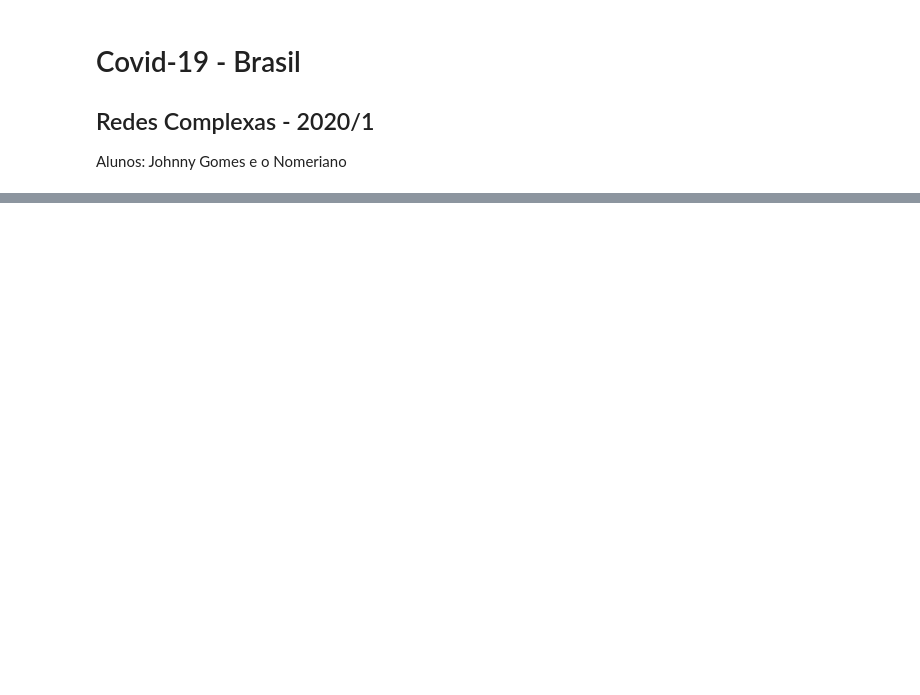
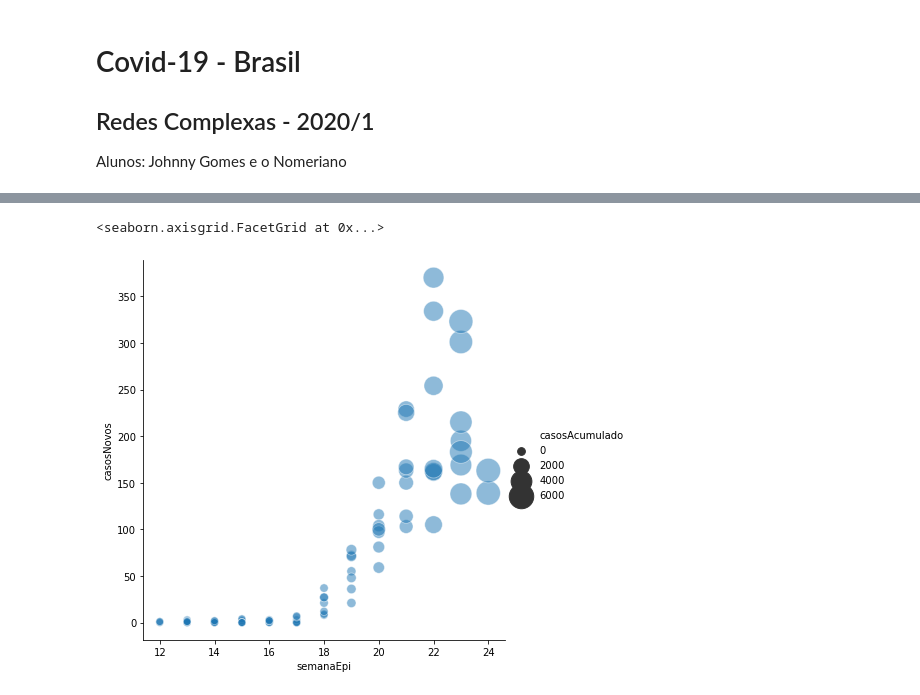
Before and after one commit to JohnnyUFT/RedesComplexas, a Jupyter notebook: Covid19.ipynb, the cells around one changed output, grey strips where cells are left out. Saved outputs shown, nothing was run; the diff lists cells and outputs as text; code cells hidden in the pictures; blank space fills up the shorter version.

```diff
--- a/Covid19.ipynb
+++ b/Covid19.ipynb
@@ -49,0 +42,3 @@ G = nx.Graph()
+# %%
+# lê info regionais - divididos por estados, inclusive
+df = pd.read_csv("./data/covid_regioes.csv")
@@ -49,0 +47,7 @@ G = nx.Graph()
+# %%
+# separacao visual dos dados em relacao ao atributo 'regiao'
+#casos_Norte = df.loc[df2.regiao == 'Norte']
+
+# posteriormente esses slices podem ser feitos em relacao aos estados
+casos_TO = df.loc[(df.regiao == 'Norte') & (df.estado == 'TO')]
+casos_AM = df.loc[(df.regiao == 'Norte') & (df.estado == 'AM')]
@@ -49,0 +85,8 @@ G = nx.Graph()
+# %%
+# grafico do crescimento de novos casos ao longos das semanas
+sns.relplot(x="semanaEpi", y="casosNovos",
+            sizes=(60, 600), alpha=.5, size='casosAcumulado', palette="muted",
+            height=6, data=casos_TO)
+# %% [output]
+<seaborn.axisgrid.FacetGrid at 0x...>
+[figure, added]
```
Also changed, not shown: parts of 43 cells of this notebook, 9 other files.
